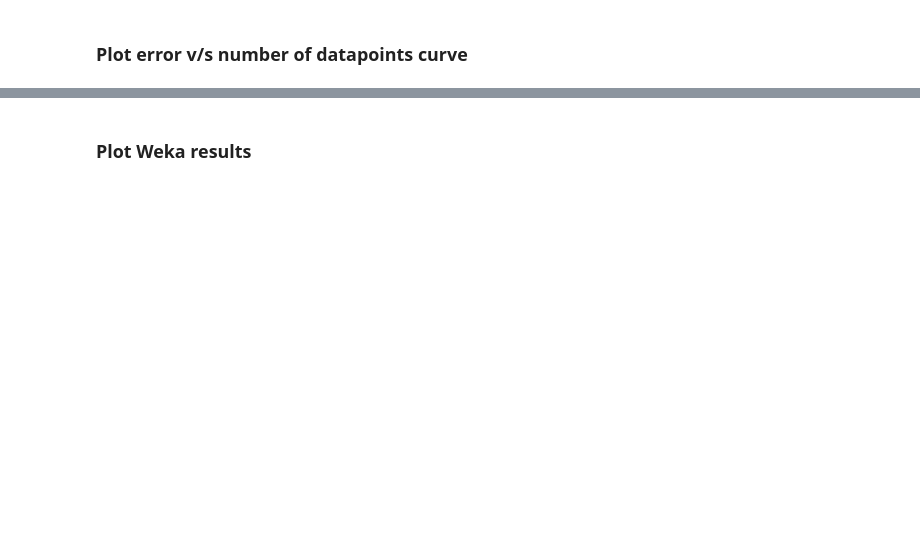
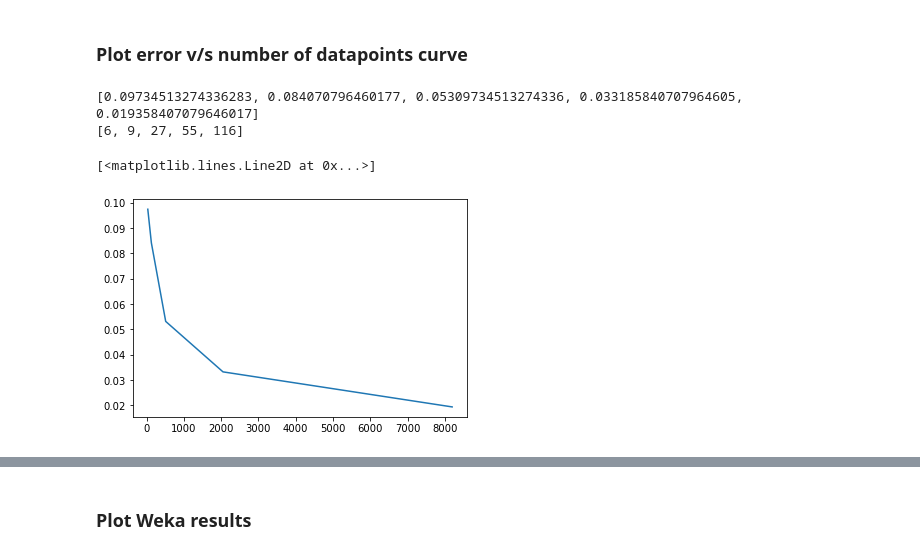
Before and after one commit to HamsalekhaP/CS-760-Machine-Learning, a Jupyter notebook: hw2/Decision Tree.ipynb, the cells around one changed output, grey strips where cells are left out. Saved outputs shown, nothing was run; the diff lists cells and outputs as text; code cells hidden in the pictures; blank space fills up the shorter version.

```diff
--- a/hw2/Decision Tree.ipynb
+++ b/hw2/Decision Tree.ipynb
@@ -340,14 +345,17 @@ plt.ylabel('X2', fontsize=16)
 # %%
 print(errorList)
 print(nodeCount)
-start_ind=2^5
-# n= [32,128,512,2048,8192]
+start_ind=2**5
 n=[start_ind * 4**i for i in range(0,5)]
-print(n)
 
 #node
 fig = plt.figure()
 plt.plot(n, errorList)
+# %% [output]
+[0.09734513274336283, 0.084070796460177, 0.05309734513274336, 0.033185840707964605, 0.019358407079646017]
+[6, 9, 27, 55, 116]
+[<matplotlib.lines.Line2D at 0x...>]
+[figure, added]
 # %%
 print(errorList)
 print(nodeCount)
```
Also changed, not shown: parts of 4 cells of this notebook.
